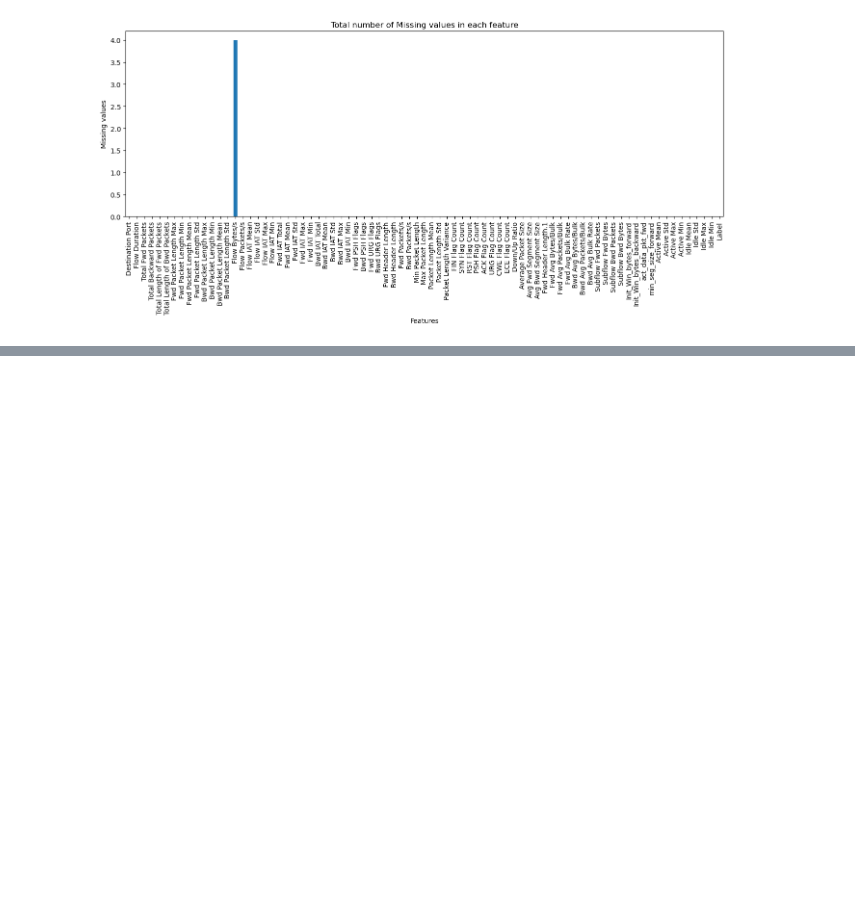
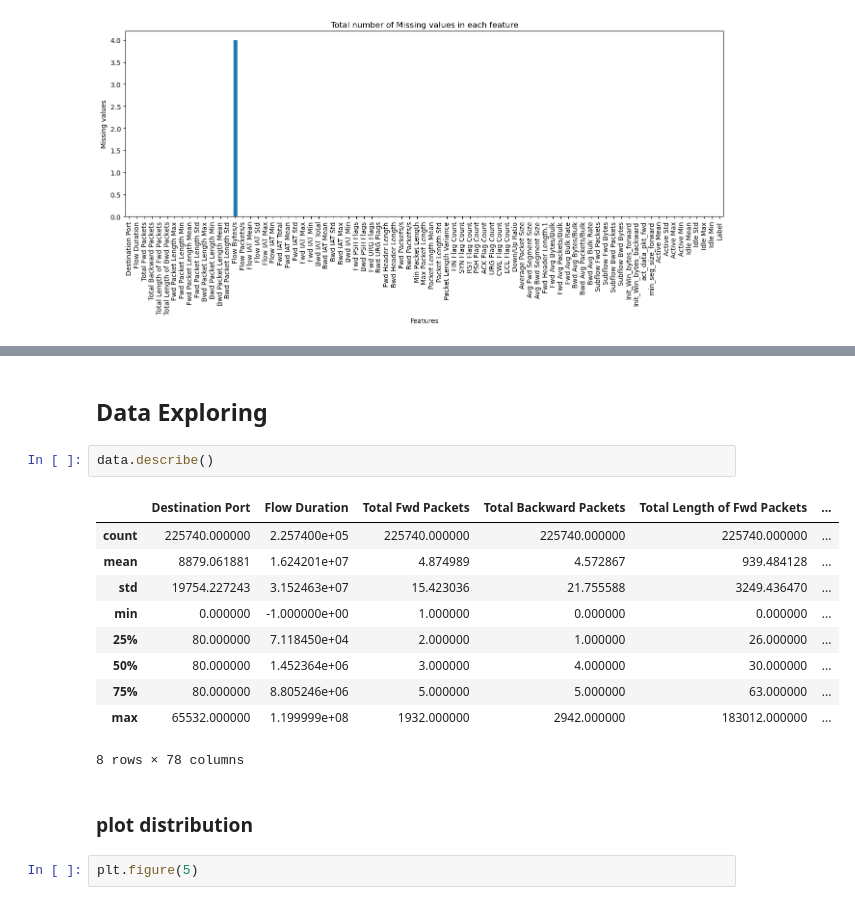
Before and after one commit to ahmed-arifgala/DDoS_Mitigation, a Jupyter notebook: DDoS_Mitigation.ipynb, the cells around one changed output, grey strips where cells are left out. Drawn from its saved outputs; the diff is of its cells as text; blank space fills up the shorter version.

```diff
--- a/DDoS_Mitigation.ipynb
+++ b/DDoS_Mitigation.ipynb
@@ -103,0 +159,19 @@ plotMissingValues(df)
+# %% [markdown]
+## Data Exploring
+# %%
+data.describe()
+# %% [output]
+|  | Destination Port | Flow Duration | Total Fwd Packets | Total Backward Packets | Total Length of Fwd Packets | ... |
+| count | 225740.000000 | 2.257400e+05 | 225740.000000 | 225740.000000 | 225740.000000 | ... |
+| mean | 8879.061881 | 1.624201e+07 | 4.874989 | 4.572867 | 939.484128 | ... |
+| std | 19754.227243 | 3.152463e+07 | 15.423036 | 21.755588 | 3249.436470 | ... |
+| min | 0.000000 | -1.000000e+00 | 1.000000 | 0.000000 | 0.000000 | ... |
+| 25% | 80.000000 | 7.118450e+04 | 2.000000 | 1.000000 | 26.000000 | ... |
+| 50% | 80.000000 | 1.452364e+06 | 3.000000 | 4.000000 | 30.000000 | ... |
+| 75% | 80.000000 | 8.805246e+06 | 5.000000 | 5.000000 | 63.000000 | ... |
+| max | 65532.000000 | 1.199999e+08 | 1932.000000 | 2942.000000 | 183012.000000 | ... |
+8 rows × 78 columns
+# %% [markdown]
+### plot distribution
+# %%
+plt.figure(5)
```
Also changed, not shown: parts of 7 cells of this notebook.
